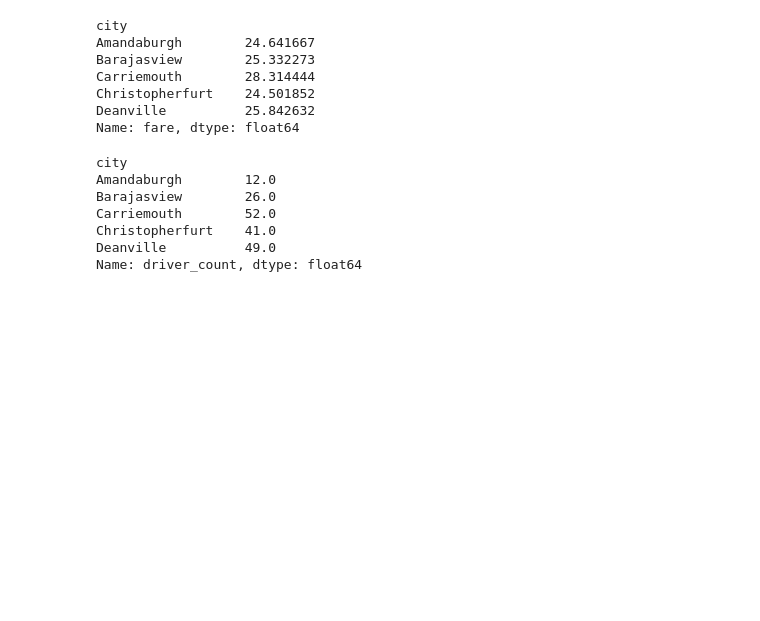
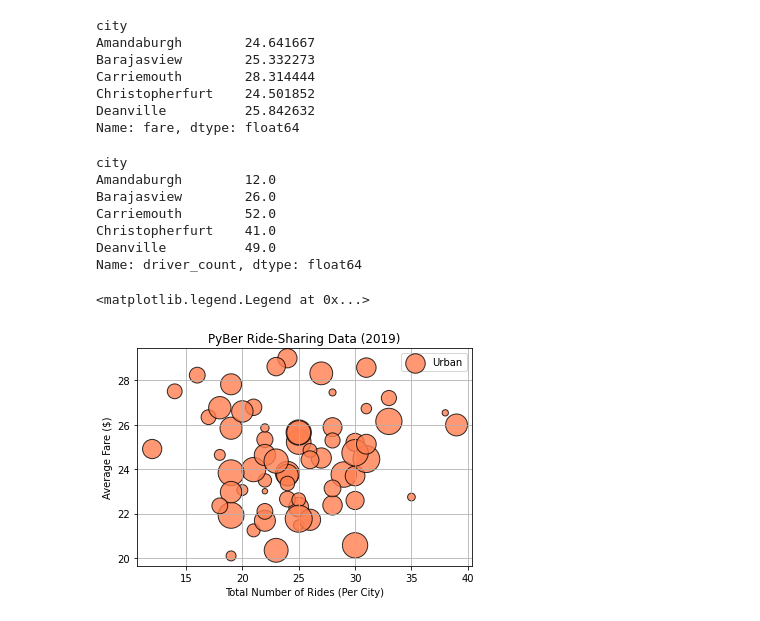
Before and after one commit to DevTrav/PyBer_Analysis, a Jupyter notebook: PyBer.ipynb, the cells around one changed output. Drawn from its saved outputs; the diff is of its cells as text; code cells hidden in the pictures; blank space fills up the shorter version.

Commit message:
Added analysis figures 1-4 scripts and analysis folder

```diff
--- a/PyBer.ipynb
+++ b/PyBer.ipynb
@@ -192,3 +193,15 @@ Name: driver_count, dtype: float64
 # Get the average number of drivers for each city for the suburban and rural cities.
 suburban_driver_count = suburban_cities_df.groupby(["city"]).mean()["driver_count"]
 rural_driver_count = rural_cities_df.groupby(["city"]).mean()["driver_count"]
+# %%
+# Build the scatter plots for urban cities.
+plt.scatter(urban_ride_count, urban_avg_fare, s=urban_driver_count *10, edgecolors= "k", alpha=.8, c="coral", label="Urban", linewidths=1)
+plt.title("PyBer Ride-Sharing Data (2019)")
+plt.ylabel("Average Fare ($)")
+plt.xlabel("Total Number of Rides (Per City)")
+plt.grid(True)
+# Add the legend.
+plt.legend()
+# %% [output]
+<matplotlib.legend.Legend at 0x...>
+[figure, added]
```
Also changed, not shown: parts of 36 cells of this notebook, 6 other files.
